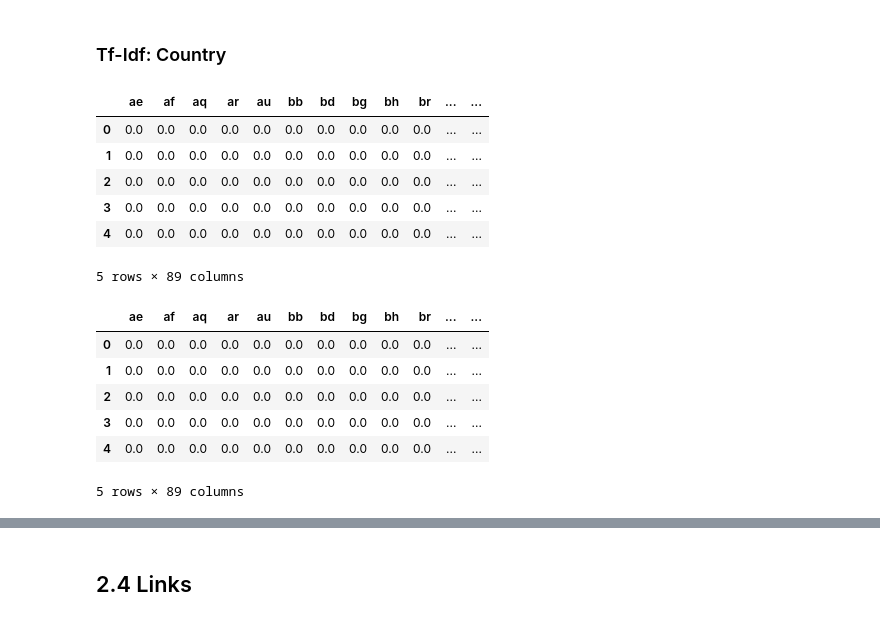
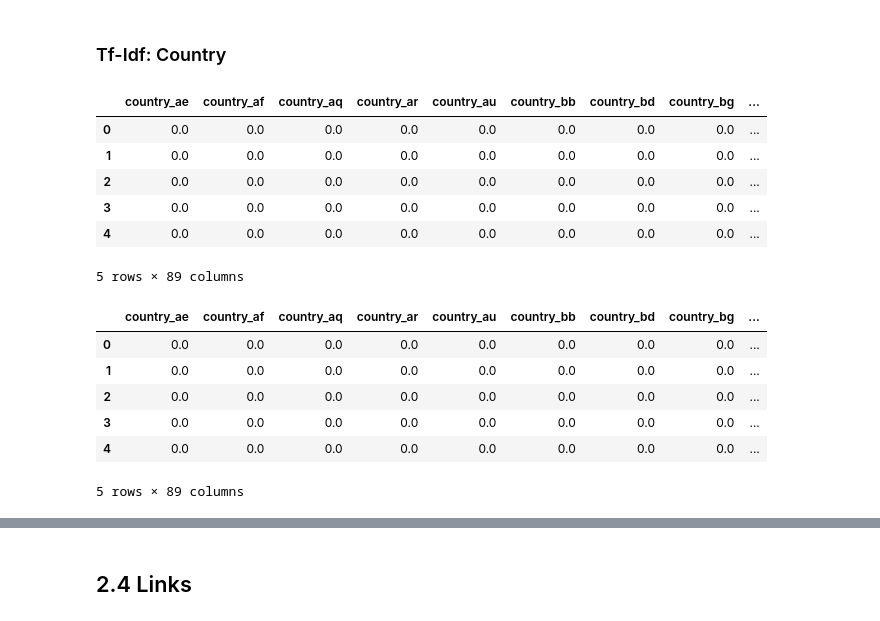
Before and after one commit to anichucai/7506-Datos-datos-tp2, a Jupyter notebook: Features.ipynb, the cells around one changed output, grey strips where cells are left out. Saved outputs shown, nothing was run; the diff lists cells and outputs as text; code cells hidden in the pictures.

Commit message:
Decition trees links y tags
PD: se agregó prefijos a features: country, domain, tags

```diff
--- a/Features.ipynb
+++ b/Features.ipynb
@@ -1491,24 +1499,25 @@ df_bow_country.head()
 # %%
 # Without Smoothing:
 
 tf_idf_vec = TfidfVectorizer(use_idf=True,
                         smooth_idf=False,
                         ngram_range=(1,1),stop_words='english') # to use only  bigrams ngram_range=(2,2)
 #transform
 tf_idf_data = tf_idf_vec.fit_transform(corpus)
 
 #create dataframe
 df_tf_idf_country=pd.DataFrame(tf_idf_data.toarray(),columns=tf_idf_vec.get_feature_names())
-df_tf_idf_country.set_index(location['id'].index)
+df_tf_idf_country.columns = ['country_'+ c for c in df_tf_idf_country.columns]
+df_tf_idf_country = df_tf_idf_country.set_index(location['id'].index)
 
 df_tf_idf_country.head()
 # %% [output]
-|  | ae | af | aq | ar | au | bb | bd | bg | bh | br | ... | ... |
-| 0 | 0.0 | 0.0 | 0.0 | 0.0 | 0.0 | 0.0 | 0.0 | 0.0 | 0.0 | 0.0 | ... | ... |
-| 1 | 0.0 | 0.0 | 0.0 | 0.0 | 0.0 | 0.0 | 0.0 | 0.0 | 0.0 | 0.0 | ... | ... |
-| 2 | 0.0 | 0.0 | 0.0 | 0.0 | 0.0 | 0.0 | 0.0 | 0.0 | 0.0 | 0.0 | ... | ... |
-| 3 | 0.0 | 0.0 | 0.0 | 0.0 | 0.0 | 0.0 | 0.0 | 0.0 | 0.0 | 0.0 | ... | ... |
-| 4 | 0.0 | 0.0 | 0.0 | 0.0 | 0.0 | 0.0 | 0.0 | 0.0 | 0.0 | 0.0 | ... | ... |
+|  | country_ae | country_af | country_aq | country_ar | country_au | country_bb | country_bd | country_bg | ... |
+| 0 | 0.0 | 0.0 | 0.0 | 0.0 | 0.0 | 0.0 | 0.0 | 0.0 | ... |
+| 1 | 0.0 | 0.0 | 0.0 | 0.0 | 0.0 | 0.0 | 0.0 | 0.0 | ... |
+| 2 | 0.0 | 0.0 | 0.0 | 0.0 | 0.0 | 0.0 | 0.0 | 0.0 | ... |
+| 3 | 0.0 | 0.0 | 0.0 | 0.0 | 0.0 | 0.0 | 0.0 | 0.0 | ... |
+| 4 | 0.0 | 0.0 | 0.0 | 0.0 | 0.0 | 0.0 | 0.0 | 0.0 | ... |
 5 rows × 89 columns
 # %%
 # With Smoothing:
@@ -1520,16 +1529,17 @@ tf_idf_vec = TfidfVectorizer(use_idf=True,
 tf_idf_data = tf_idf_vec.fit_transform(corpus)
 
 #create dataframe
-df_tf_idf_smooth_country=pd.DataFrame(tf_idf_data.toarray(),columns=tf_idf_vec.get_feature_names())
+column_names_c = ['country_'+ c for c in  tf_idf_vec.get_feature_names()]
+df_tf_idf_smooth_country=pd.DataFrame(tf_idf_data.toarray(),columns=column_names_c)
 df_tf_idf_smooth_country.set_index(location['id'].index)
 
 df_tf_idf_smooth_country.head()
 # %% [output]
-|  | ae | af | aq | ar | au | bb | bd | bg | bh | br | ... | ... |
-| 0 | 0.0 | 0.0 | 0.0 | 0.0 | 0.0 | 0.0 | 0.0 | 0.0 | 0.0 | 0.0 | ... | ... |
-| 1 | 0.0 | 0.0 | 0.0 | 0.0 | 0.0 | 0.0 | 0.0 | 0.0 | 0.0 | 0.0 | ... | ... |
-| 2 | 0.0 | 0.0 | 0.0 | 0.0 | 0.0 | 0.0 | 0.0 | 0.0 | 0.0 | 0.0 | ... | ... |
-| 3 | 0.0 | 0.0 | 0.0 | 0.0 | 0.0 | 0.0 | 0.0 | 0.0 | 0.0 | 0.0 | ... | ... |
-| 4 | 0.0 | 0.0 | 0.0 | 0.0 | 0.0 | 0.0 | 0.0 | 0.0 | 0.0 | 0.0 | ... | ... |
+|  | country_ae | country_af | country_aq | country_ar | country_au | country_bb | country_bd | country_bg | ... |
+| 0 | 0.0 | 0.0 | 0.0 | 0.0 | 0.0 | 0.0 | 0.0 | 0.0 | ... |
+| 1 | 0.0 | 0.0 | 0.0 | 0.0 | 0.0 | 0.0 | 0.0 | 0.0 | ... |
+| 2 | 0.0 | 0.0 | 0.0 | 0.0 | 0.0 | 0.0 | 0.0 | 0.0 | ... |
+| 3 | 0.0 | 0.0 | 0.0 | 0.0 | 0.0 | 0.0 | 0.0 | 0.0 | ... |
+| 4 | 0.0 | 0.0 | 0.0 | 0.0 | 0.0 | 0.0 | 0.0 | 0.0 | ... |
 5 rows × 89 columns
 # %%
```
Also changed, not shown: parts of 29 cells of this notebook, 11 other files.
